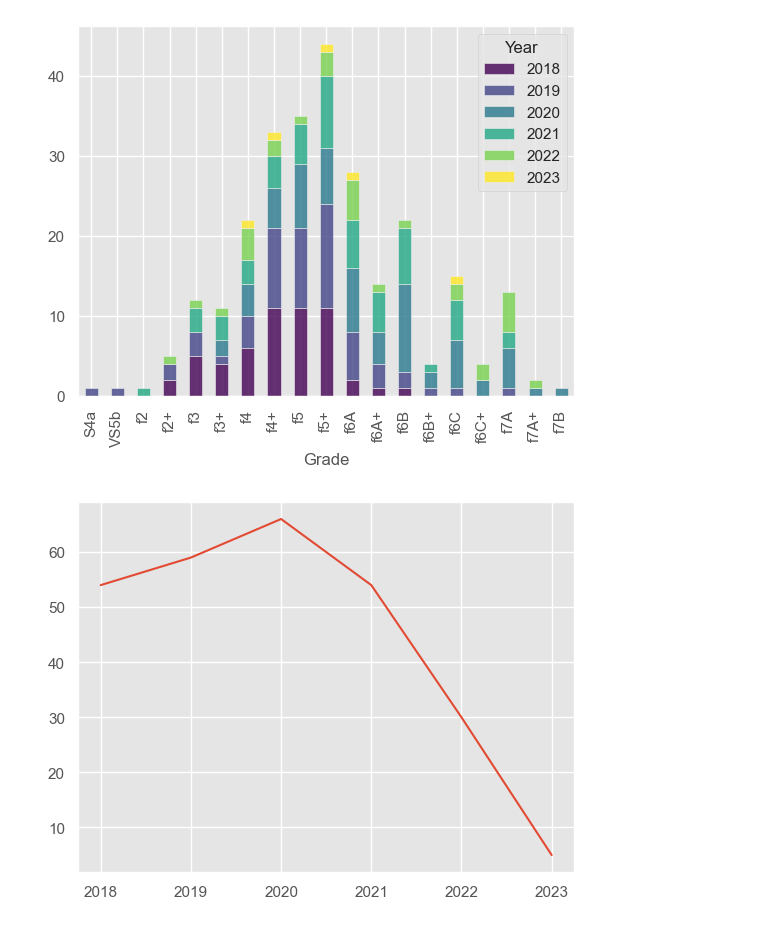
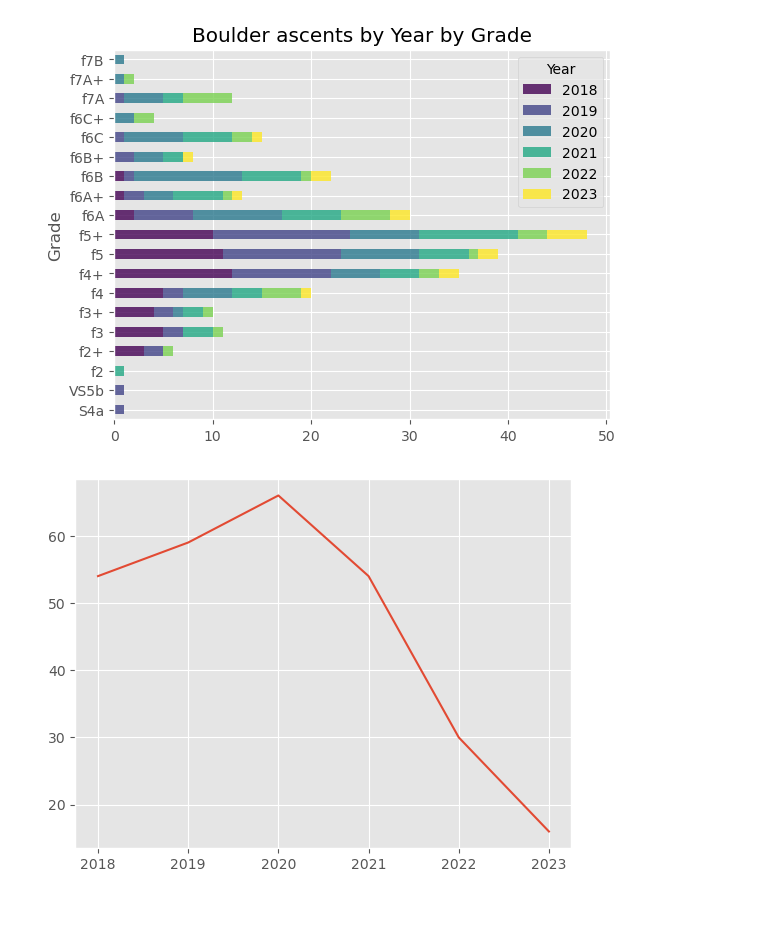
Before and after one commit to mattdburke/climbing-analysis, a Jupyter notebook: src/graphing.ipynb, the cells around one changed output. Cells and saved outputs as stored; diff of their text form; code cells hidden in the pictures.

```diff
--- a/src/graphing.ipynb
+++ b/src/graphing.ipynb
@@ -4,18 +5,24 @@ import matplotlib
 matplotlib.style.use('ggplot')
 # %%
-df1 = pd.read_csv("../data/bouldering_data.csv")
+df1 = pd.read_csv("../data/climbing_data.csv")
 # %%
 def gradesbyyear(frame):
     subset_frame = frame.loc[:, ("Grade", "Date")]
     subset_frame['Date'] = pd.to_datetime(subset_frame['Date'])
     subset_frame['Year'] = subset_frame['Date'].dt.year
     subset_frame.drop(columns='Date')
     subset_frame = subset_frame.groupby(["Grade","Year"]).size().reset_index(name='counts')
-    fig = subset_frame.pivot(*subset_frame).plot(kind = 'bar', stacked = True, colormap="viridis", alpha=0.8).get_figure()
+    fig = subset_frame.pivot(*subset_frame).plot(kind = 'barh',
+                                                 stacked = True,
+                                                 colormap="viridis",
+                                                 title="Boulder ascents by Year by Grade",
+                                                 alpha=0.8).get_figure()
+
+
     fig.savefig("../graphs/gradesbyyear.png")
 gradesbyyear(df1)
 # %% [output]
-[figure, old version]
+[figure, new version]
 # %%
 def climbsbyyear(frame):
     subset_frame = frame.loc[:, "Date"]
@@ -27,7 +34,7 @@ def climbsbyyear(frame):
     fig.savefig("../graphs/climbsbyyear.png")
 climbsbyyear(df1)
 # %% [output]
-[figure, old version]
+[figure, new version]
 # %%
 def climbsbymonth(frame):
     subset_frame = frame.loc[:, "Date"]
```
Also changed, not shown: parts of 2 cells of this notebook, 8 other files.
